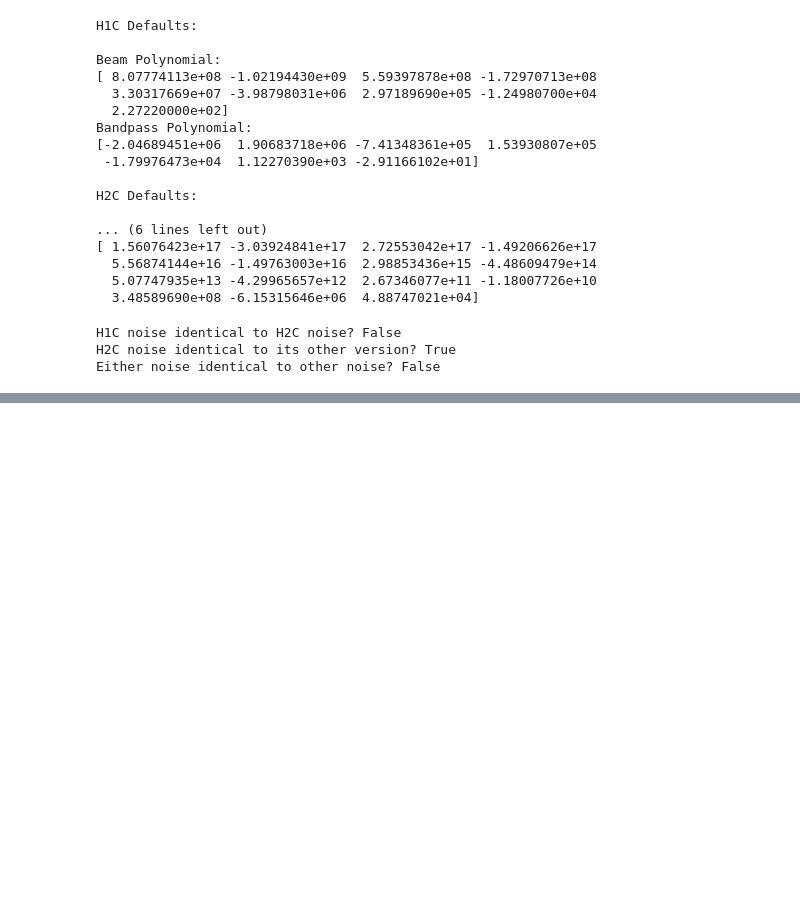
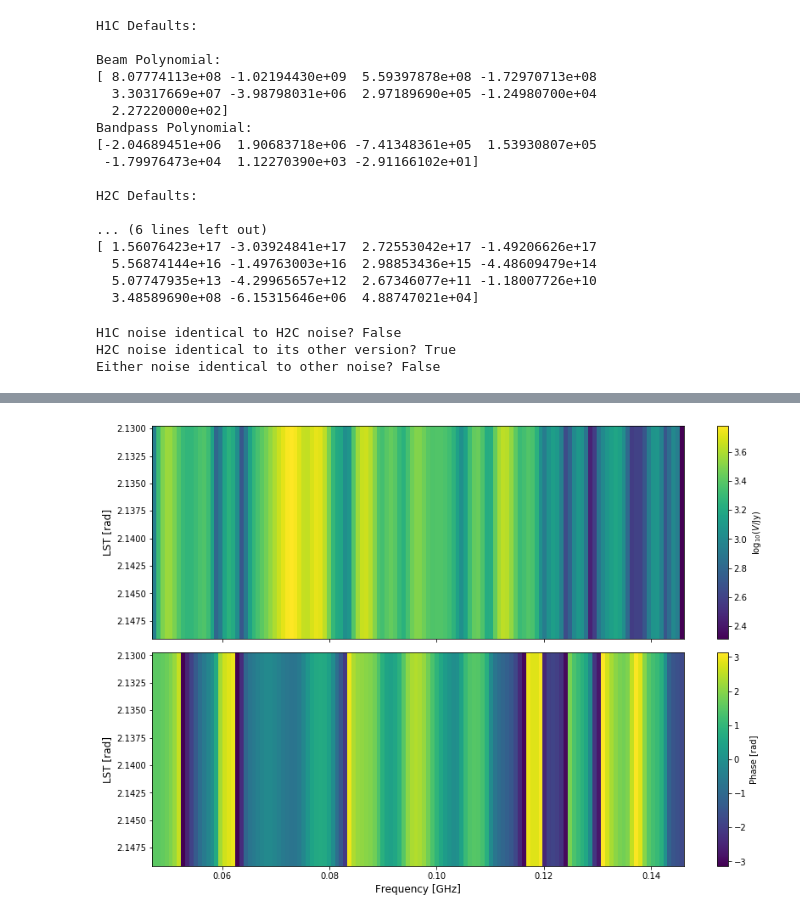
Before and after one commit to HERA-Team/hera_sim, a Jupyter notebook: docs/tutorials/hera_sim_defaults.ipynb, the cells around one changed output, grey strips where cells are left out. Cells and saved outputs as stored; diff of their text form; code cells hidden in the pictures; blank space fills up the shorter version.

```diff
--- a/docs/tutorials/hera_sim_defaults.ipynb
+++ b/docs/tutorials/hera_sim_defaults.ipynb
@@ -172,0 +194,4 @@ io:
+# %%
+waterfall(sim2, antpairpol)
+# %% [output]
+[figure, added]
```
Also changed, not shown: parts of 4 cells of this notebook, 5 other files.
